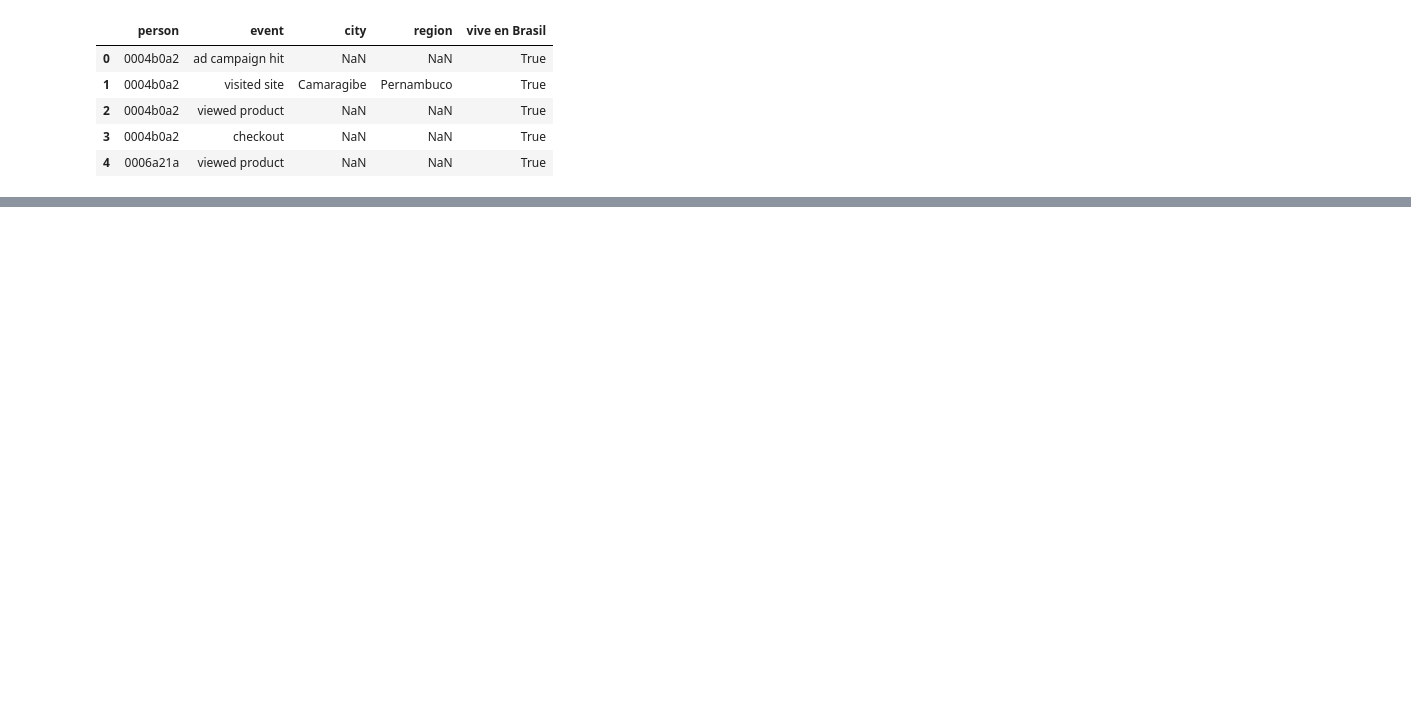
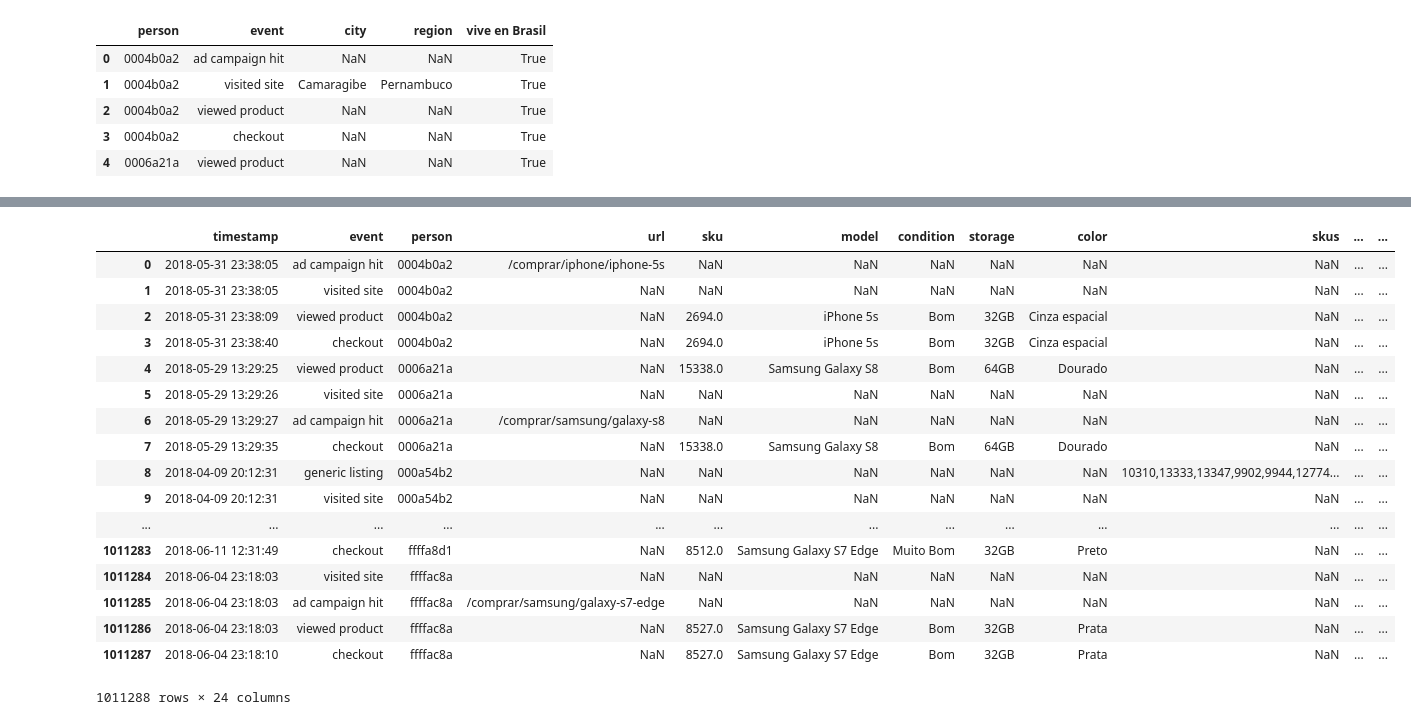
Before and after one commit to alepenaa94/TP1-Datos, a Jupyter notebook: Analisis- Fran.ipynb, the cells around one changed output, grey strips where cells are left out. Saved outputs shown, nothing was run; the diff lists cells and outputs as text; code cells hidden in the pictures; blank space fills up the shorter version.

```diff
--- a/Analisis- Fran.ipynb
+++ b/Analisis- Fran.ipynb
@@ -80,0 +109,22 @@ Text(0.5,0,'Cantidad(log)')
+# %%
+del df_eventos['vive en Brasil_x']
+df_eventos.rename(columns={'vive en Brasil_y':'vive en Brasil'})
+# %% [output]
+|  | timestamp | event | person | url | sku | model | condition | storage | color | skus | ... | ... |
+| 0 | 2018-05-31 23:38:05 | ad campaign hit | 0004b0a2 | /comprar/iphone/iphone-5s | NaN | NaN | NaN | NaN | NaN | NaN | ... | ... |
+| 1 | 2018-05-31 23:38:05 | visited site | 0004b0a2 | NaN | NaN | NaN | NaN | NaN | NaN | NaN | ... | ... |
+| 2 | 2018-05-31 23:38:09 | viewed product | 0004b0a2 | NaN | 2694.0 | iPhone 5s | Bom | 32GB | Cinza espacial | NaN | ... | ... |
+| 3 | 2018-05-31 23:38:40 | checkout | 0004b0a2 | NaN | 2694.0 | iPhone 5s | Bom | 32GB | Cinza espacial | NaN | ... | ... |
+| 4 | 2018-05-29 13:29:25 | viewed product | 0006a21a | NaN | 15338.0 | Samsung Galaxy S8 | Bom | 64GB | Dourado | NaN | ... | ... |
+| 5 | 2018-05-29 13:29:26 | visited site | 0006a21a | NaN | NaN | NaN | NaN | NaN | NaN | NaN | ... | ... |
+| 6 | 2018-05-29 13:29:27 | ad campaign hit | 0006a21a | /comprar/samsung/galaxy-s8 | NaN | NaN | NaN | NaN | NaN | NaN | ... | ... |
+| 7 | 2018-05-29 13:29:35 | checkout | 0006a21a | NaN | 15338.0 | Samsung Galaxy S8 | Bom | 64GB | Dourado | NaN | ... | ... |
+| 8 | 2018-04-09 20:12:31 | generic listing | 000a54b2 | NaN | NaN | NaN | NaN | NaN | NaN | 10310,13333,13347,9902,9944,12774... | ... | ... |
+| 9 | 2018-04-09 20:12:31 | visited site | 000a54b2 | NaN | NaN | NaN | NaN | NaN | NaN | NaN | ... | ... |
+| ... | ... | ... | ... | ... | ... | ... | ... | ... | ... | ... | ... | ... |
+| 1011283 | 2018-06-11 12:31:49 | checkout | ffffa8d1 | NaN | 8512.0 | Samsung Galaxy S7 Edge | Muito Bom | 32GB | Preto | NaN | ... | ... |
+| 1011284 | 2018-06-04 23:18:03 | visited site | ffffac8a | NaN | NaN | NaN | NaN | NaN | NaN | NaN | ... | ... |
+| 1011285 | 2018-06-04 23:18:03 | ad campaign hit | ffffac8a | /comprar/samsung/galaxy-s7-edge | NaN | NaN | NaN | NaN | NaN | NaN | ... | ... |
+| 1011286 | 2018-06-04 23:18:03 | viewed product | ffffac8a | NaN | 8527.0 | Samsung Galaxy S7 Edge | Bom | 32GB | Prata | NaN | ... | ... |
+| 1011287 | 2018-06-04 23:18:10 | checkout | ffffac8a | NaN | 8527.0 | Samsung Galaxy S7 Edge | Bom | 32GB | Prata | NaN | ... | ... |
+1011288 rows × 24 columns
```
Also changed, not shown: parts of 14 cells of this notebook.
